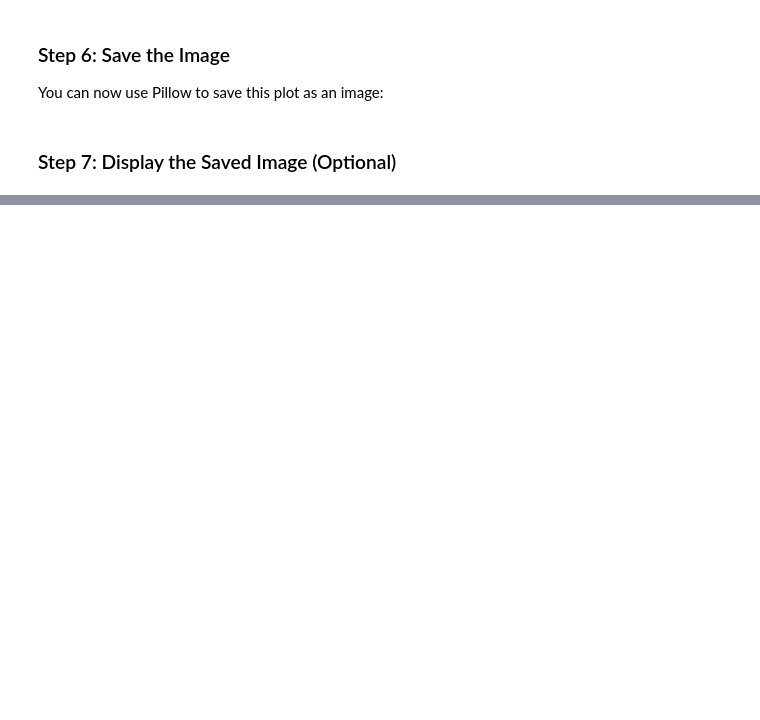
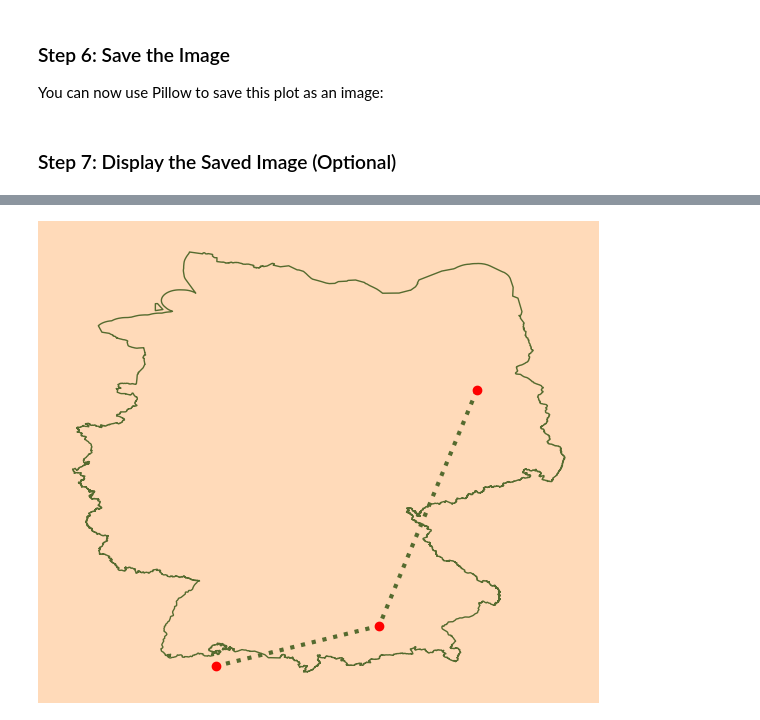
Before and after one commit to UlrikeDetective/maps, a Jupyter notebook: app/ConnectingLines/app01.ipynb, the cells around one changed output, grey strips where cells are left out. Drawn from its saved outputs; the diff is of its cells as text; code cells hidden in the pictures; blank space fills up the shorter version.

```diff
--- a/app/ConnectingLines/app01.ipynb
+++ b/app/ConnectingLines/app01.ipynb
@@ -125,0 +179,28 @@ FileNotFoundError: [Errno 2] No such file or directory: 'LeipzigBerlinErfurt.png
+# %%
+import osmnx as ox
+import matplotlib.pyplot as plt
+
+# Country background
+country = ox.geocode_to_gdf("Germany")
+
+fig, ax = plt.subplots(figsize=(8, 6))
+fig.patch.set_facecolor("#FFDAB9")
+ax.set_facecolor("#FFDAB9")
+
+country.plot(
+    ax=ax,
+    color="#FFDAB9",
+    edgecolor="#556B2F",
+    linewidth=1
+)
+
+# Your route
+latitudes, longitudes = zip(*coordinates)
+ax.plot(longitudes, latitudes, color="#556B2F", linestyle=":", linewidth=3)
+ax.scatter(longitudes, latitudes, color="red", zorder=5)
+
+ax.axis("off")
+ax.set_aspect("equal")
+plt.show()
+# %% [output]
+[figure, added]
```
Also changed, not shown: parts of 8 cells of this notebook, 3 other files.
